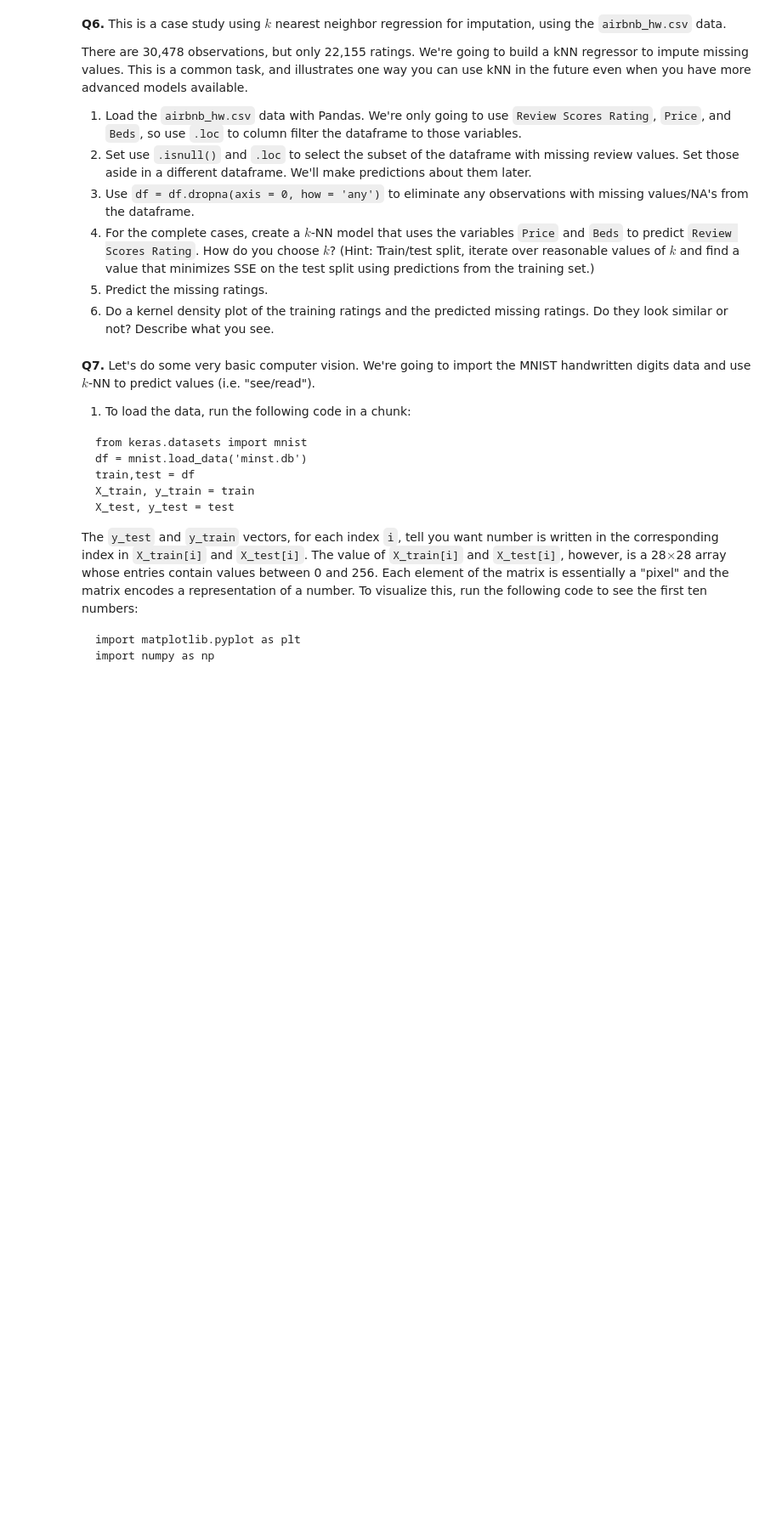
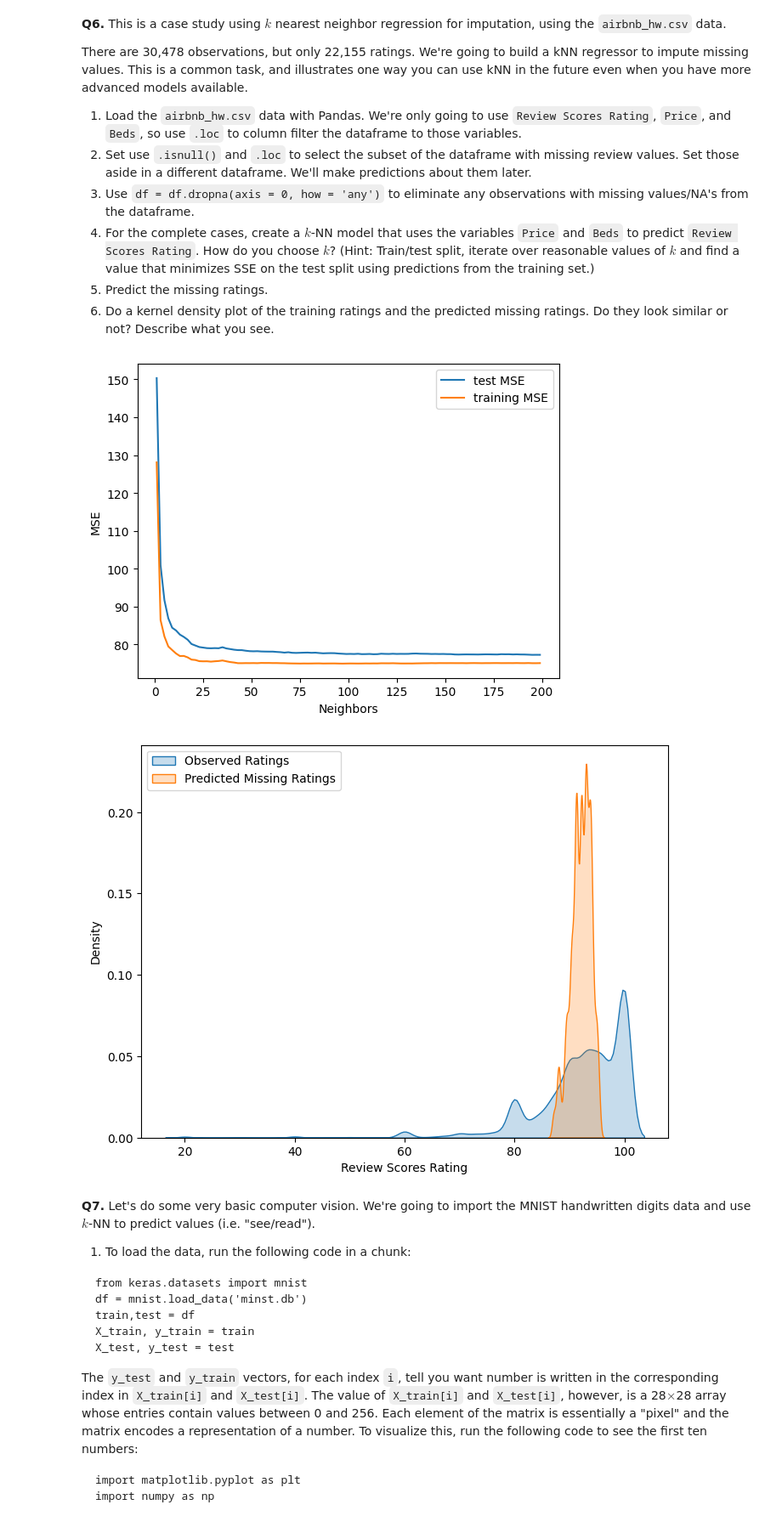
Before and after one commit to hershiaytoda/undergrad_ml_assignments, a Jupyter notebook: 02_assignment_knn.ipynb, the cells around one changed output. Shown at 85% size. Drawn from its saved outputs; the diff is of its cells as text; code cells hidden in the pictures; blank space fills up the shorter version.

```diff
--- a/02_assignment_knn.ipynb
+++ b/02_assignment_knn.ipynb
@@ -336,6 +344,72 @@ There are 30,478 observations, but only 22,155 ratings. We're going to build a k
 4. For the complete cases, create a $k$-NN model that uses the variables `Price` and `Beds` to predict `Review Scores Rating`. How do you choose $k$? (Hint: Train/test split, iterate over reasonable values of $k$ and find a value that minimizes SSE on the test split using predictions from the training set.)
 5. Predict the missing ratings.
 6. Do a kernel density plot of the training ratings and the predicted missing ratings. Do they look similar or not? Describe what you see.
+# %%
+df = pd.read_csv('/content/data/airbnb_hw.csv')
+df_short = df.loc[:, ['Review Scores Rating', 'Price', 'Beds']]
+
+df['Price'] = pd.to_numeric(df['Price'], errors='coerce')
+df.head()
+df_missing = df.loc[df['Review Scores Rating'].isnull()]
+df = df.dropna(axis=0, how='any')
+df.shape
+df_missing.shape
+
+from sklearn.preprocessing import MinMaxScaler
+x = df[["Price", "Beds"]]
+y = df["Review Scores Rating"]
+scaler = MinMaxScaler()
+xscale = scaler.fit_transform(x)
+
+from sklearn.model_selection import train_test_split
+
+x_train, x_test, y_train, y_test = train_test_split(
+    xscale, y,
+    test_size = 0.2,
+    random_state = 100
+)
+
+from sklearn.neighbors import KNeighborsRegressor
+from sklearn.metrics import mean_squared_error
+
+
+#picking k
+
+k_grid = [ (2*k+1) for k in range(100)]
+mses = [] # List to save MSEs
+mses_train = []
+for k in k_grid:
+    model = KNeighborsRegressor(n_neighbors = k) # Create a model instance
+    model = model.fit(x_train,y_train) # Fit the model
+    y_hat = model.predict(x_test)
+    mses_train.append(mean_squared_error(y_train, model.predict(x_train)))
+    mses.append(mean_squared_error(y_test, y_hat))
+sns.lineplot(x=k_grid, y=mses, label = 'test MSE')
+sns.lineplot(x=k_grid, y=mses_train, label = 'training MSE')
+plt.xlabel("Neighbors")
+plt.ylabel("MSE")
+plt.show()
+
+
+
+df_missing = df_missing.dropna(subset=['Price','Beds'])
+
+x_missing = df_missing[['Price','Beds']]
+x_missing_scaled = scaler.transform(x_missing)
+
+predicted_ratings = model.predict(x_missing_scaled)
+
+
+plt.figure(figsize=(8,6))
+
+sns.kdeplot(y, label="Observed Ratings", fill=True)
+sns.kdeplot(predicted_ratings, label="Predicted Missing Ratings", fill=True)
+
+plt.legend()
+plt.show()
+# %% [output]
+[figure, added]
+[figure, added]
 # %% [markdown]
 **Q7.** Let's do some very basic computer vision. We're going to import the MNIST handwritten digits data and use $k$-NN to predict values (i.e. "see/read").
 
```
Also changed, not shown: parts of 1 cell of this notebook.
